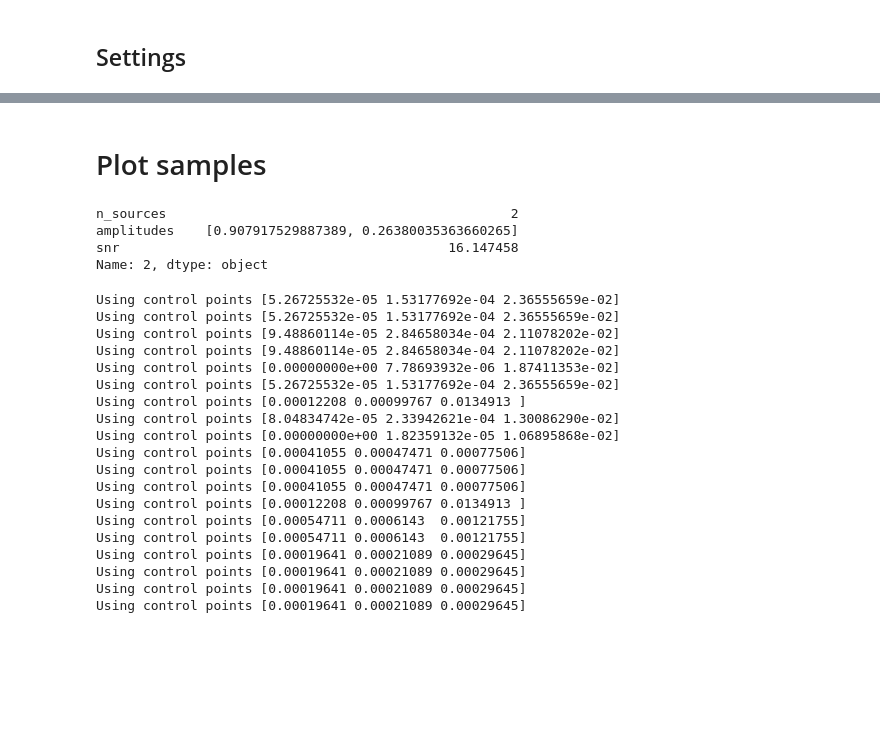
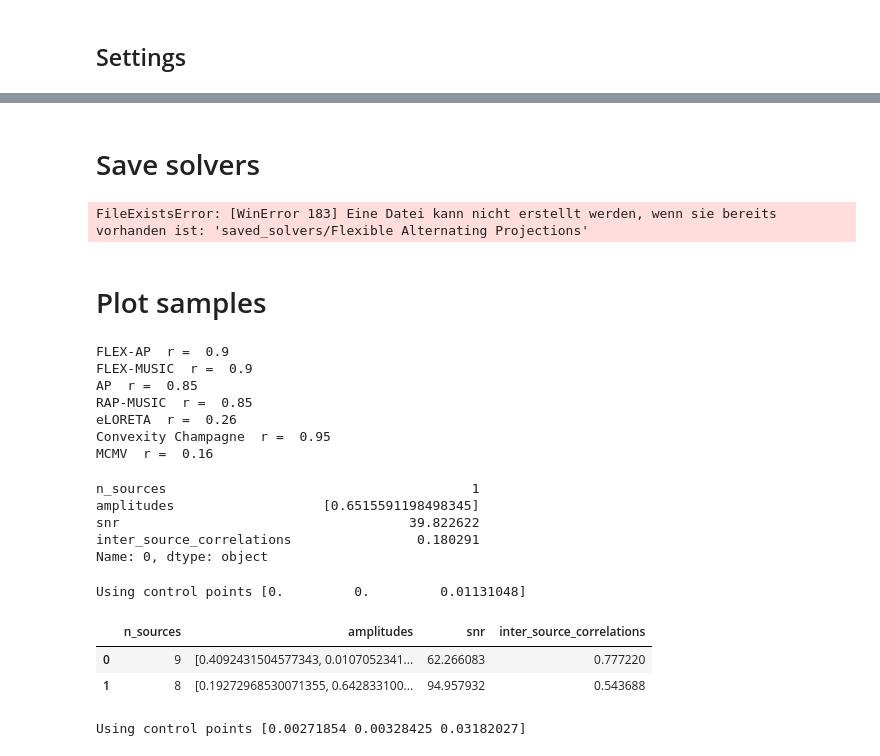
Before and after one commit to LukeTheHecker/flex_paper_analyses, a Jupyter notebook: 2_Simulate_And_Predict.ipynb, the cells around one changed output, grey strips where cells are left out. Drawn from its saved outputs; the diff is of its cells as text; code cells hidden in the pictures; blank space fills up the shorter version.

```diff
--- a/2_Simulate_And_Predict.ipynb
+++ b/2_Simulate_And_Predict.ipynb
@@ -53,29 +133,36 @@ recompute_list = ["FLEX-MUSIC", "TRAP-MUSIC", "Convexity Champagne", "MCMV"]
 # %%
 # Generate Samples
-solvers = {solver_name: Solver(solver_name) for solver_name in solver_names}
-for sim_type, generator_args_ in generator_args.items():
+solvers = {solver_name: Solver(solver_name) for solver_name in solvers_names}
+for sim_type, generator_args_  in generator_args.items():
     proc_time_make = dict()
     proc_time_apply = dict()
     gen_test = generator(fwd, **generator_args_)
     x_test, y_test, sim_info = gen_test.__next__()
-
     stc_dict = dict()
 
     for i_sample, (x_sample, y_sample) in enumerate(zip(x_test, y_test)):
         print("Sample ", i_sample)
         evoked = mne.EvokedArray(x_sample.T, info, tmin=0)
-        for solver_name, solver in solvers.items():
+        for solver_dict in solver_dicts:
+            solver_name = solver_dict["name"]
+            make_args = solver_dict["make_args"]
+            apply_args = solver_dict["apply_args"]
+            recompute_make = solver_dict["recompute_make"]
+            solver = solvers[solver_name]
+
+            print(solver_name)
             if i_sample == 0:
                 stc_dict[solver_name] = []
                 proc_time_make[solver_name] = []
                 proc_time_apply[solver_name] = []
 
-            if solver_name in recompute_list or i_sample == 0:
+            if recompute_make or i_sample == 0:
                 start_make = time()
-                solver.make_inverse_operator(fwd, evoked, alpha="auto")
+                solver.make_inverse_operator(fwd, evoked, alpha="auto", n=sim_info.n_sources.values[i_sample], **make_args)
                 end_make = time()
 
             start_apply = time()
+
             stc = solver.apply_inverse_operator(evoked)
             end_apply = time()
 
@@ -124,8 +194,21 @@ INFO:tensorflow:Assets written to: saved_solvers/LSTM\LSTM_0\assets
+# %% [markdown]
+# Save solvers
+# %%
+import os
+for solver in solvers.values():
+    path = f"saved_solvers/{solver.name}"
+    if ~os.path.isdir(path):
+        os.mkdir(path)
+    solver.save(path)
+# %% [output]
+FileExistsError: [WinError 183] Eine Datei kann nicht erstellt werden, wenn sie bereits vorhanden ist: 'saved_solvers/Flexible Alternating Projections'
 # %% [markdown]
 # Plot samples
 # %%
+from scipy.stats import pearsonr
+
 pp = dict(surface='white', hemi='both', verbose=0)
-sample = 2
+sample = 0
 
 stc_ = stc.copy()
 stc_.data = y_test[sample].T
@@ -133,28 +216,26 @@ stc_.plot(**pp, brain_kwargs=dict(title="True"))
 
 for solver, stc_list in stc_dict.items():
     stc_list[sample].plot(**pp, brain_kwargs=dict(title=solver))
+    print(solver, " r = ", round(pearsonr(abs(stc_.data).mean(axis=-1), abs(stc_list[sample].data).mean(axis=-1))[0], 2))
 display(sim_info.iloc[sample])
 # %% [output]
-n_sources                                            2
-amplitudes    [0.907917529887389, 0.26380035363660265]
-snr                                          16.147458
-Name: 2, dtype: object
+FLEX-AP  r =  0.9
+FLEX-MUSIC  r =  0.9
+AP  r =  0.85
+RAP-MUSIC  r =  0.85
+eLORETA  r =  0.26
+Convexity Champagne  r =  0.95
+MCMV  r =  0.16
-Using control points [5.26725532e-05 1.53177692e-04 2.36555659e-02]
-Using control points [5.26725532e-05 1.53177692e-04 2.36555659e-02]
-Using control points [9.48860114e-05 2.84658034e-04 2.11078202e-02]
-Using control points [9.48860114e-05 2.84658034e-04 2.11078202e-02]
-Using control points [0.00000000e+00 7.78693932e-06 1.87411353e-02]
-Using control points [5.26725532e-05 1.53177692e-04 2.36555659e-02]
-Using control points [0.00012208 0.00099767 0.0134913 ]
-Using control points [8.04834742e-05 2.33942621e-04 1.30086290e-02]
-Using control points [0.00000000e+00 1.82359132e-05 1.06895868e-02]
-Using control points [0.00041055 0.00047471 0.00077506]
-Using control points [0.00041055 0.00047471 0.00077506]
-Using control points [0.00041055 0.00047471 0.00077506]
-Using control points [0.00012208 0.00099767 0.0134913 ]
-Using control points [0.00054711 0.0006143  0.00121755]
-Using control points [0.00054711 0.0006143  0.00121755]
-Using control points [0.00019641 0.00021089 0.00029645]
-Using control points [0.00019641 0.00021089 0.00029645]
-Using control points [0.00019641 0.00021089 0.00029645]
-Using control points [0.00019641 0.00021089 0.00029645]
+n_sources                                       1
+amplitudes                   [0.6515591198498345]
+snr                                     39.822622
+inter_source_correlations                0.180291
+Name: 0, dtype: object
+Using control points [0.         0.         0.01131048]
+# %%
+sim_info
+# %% [output]
+|  | n_sources | amplitudes | snr | inter_source_correlations |
+| 0 | 9 | [0.4092431504577343, 0.0107052341... | 62.266083 | 0.777220 |
+| 1 | 8 | [0.19272968530071355, 0.642833100... | 94.957932 | 0.543688 |
+Using control points [0.00271854 0.00328425 0.03182027]
```
Also changed, not shown: parts of 5 cells of this notebook, 4 other files.
